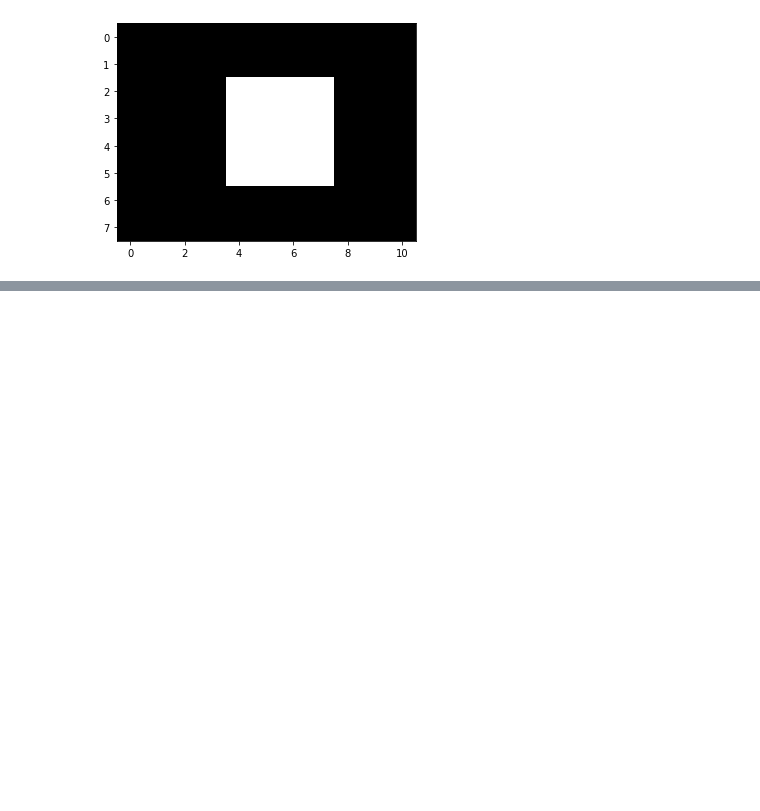
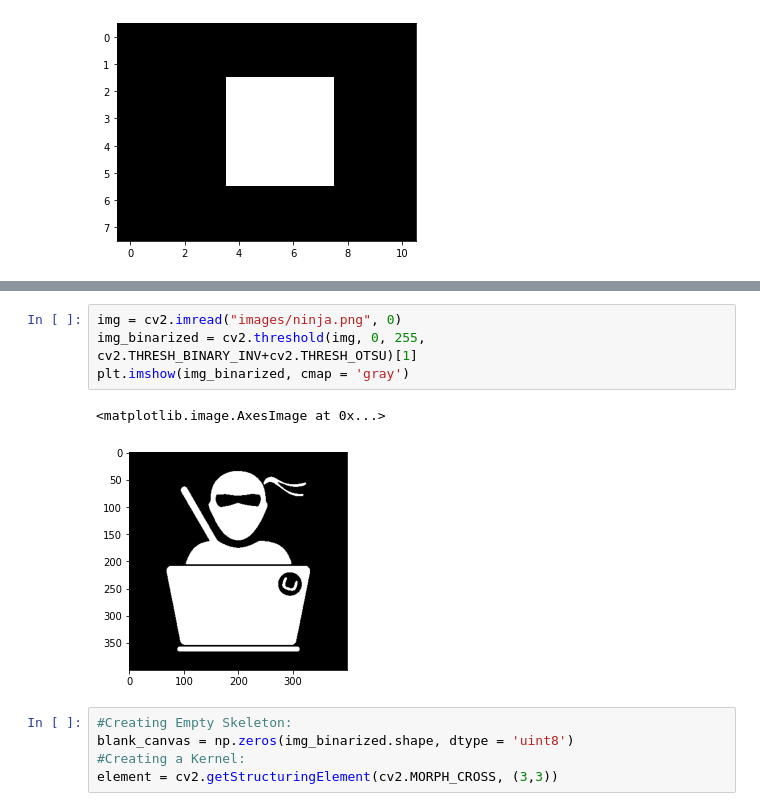
Before and after one commit to chinge55/computervision, a Jupyter notebook: morphology.ipynb, the cells around one changed output, grey strips where cells are left out. Saved outputs shown, nothing was run; the diff lists cells and outputs as text; blank space fills up the shorter version.

Commit message:
Morphology Completed

```diff
--- a/morphology.ipynb
+++ b/morphology.ipynb
@@ -42,0 +51,12 @@ plt.imshow(final_img, cmap = 'gray')
+# %%
+img = cv2.imread("images/ninja.png", 0)
+img_binarized = cv2.threshold(img, 0, 255, cv2.THRESH_BINARY_INV+cv2.THRESH_OTSU)[1]
+plt.imshow(img_binarized, cmap = 'gray')
+# %% [output]
+<matplotlib.image.AxesImage at 0x...>
+[figure, added]
+# %%
+#Creating Empty Skeleton:
+blank_canvas = np.zeros(img_binarized.shape, dtype = 'uint8')
+#Creating a Kernel:
+element = cv2.getStructuringElement(cv2.MORPH_CROSS, (3,3))
```
Also changed, not shown: parts of 4 cells of this notebook, 2 other files.
